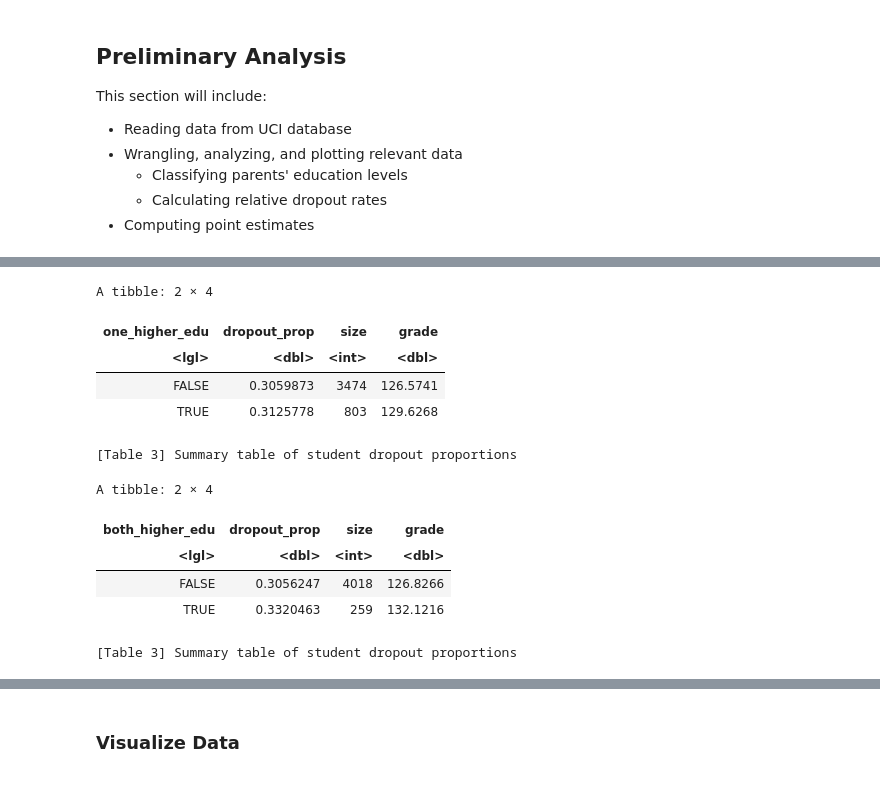
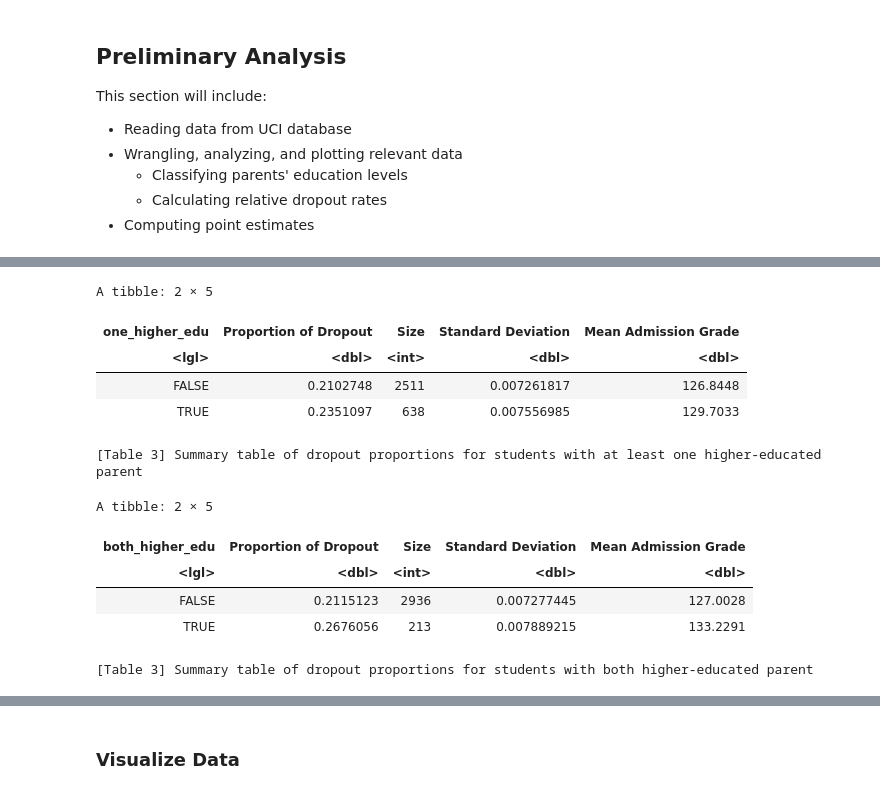
Before and after one commit to MehrshadEsm/stat-201-project, a Jupyter notebook: stat201_project_proposal.ipynb, the cells around one changed output, grey strips where cells are left out. Cells and saved outputs as stored; diff of their text form; code cells hidden in the pictures.

```diff
--- a/stat201_project_proposal.ipynb
+++ b/stat201_project_proposal.ipynb
@@ -140,12 +149,8 @@ higher_edu = c(2, 3, 4, 5, 22, 40, 41, 42, 43, 44, 39)
 not_higher_edu = c(1, 9, 10, 11, 12, 14, 19, 26, 27, 29, 30, 35, 36, 37, 38)
 outliers = c(34, 6)
 
-student_data_edu <-
+student_data_edu_unfiltered <-
     student_data |>
     filter(!(`Mother's qualification` %in%  outliers | `Father's qualification` %in%  outliers)) |>
     mutate(one_higher_edu  = ((`Mother's qualification` %in%  higher_edu) | (`Father's qualification` %in%  higher_edu)),
-           both_higher_edu = ((`Mother's qualification` %in%  higher_edu) & (`Father's qualification` %in%  higher_edu)),
-           none_higher_edu = (!(`Mother's qualification` %in%  higher_edu) & !(`Father's qualification` %in%  higher_edu)))
-
-head(student_data_edu)
-cat("[Table 2] Wrangled summary of student dropout rates with classification")
+           both_higher_edu = ((`Mother's qualification` %in%  higher_edu) & (`Father's qualification` %in%  higher_edu)))
@@ -162,0 +163,11 @@ A tibble: 6 × 7
+# %%
+student_data_edu <-
+    student_data_edu_unfiltered |>
+    filter(`Educational special needs` == 0 &
+           `Tuition fees up to date` == 1 &
+           `Daytime/evening attendance\t` == 1 &
+           `Marital status` == 1) |>
+    select(-`Educational special needs`, -`Daytime/evening attendance\t`, -`Marital status`, -`Tuition fees up to date`)
+
+head(student_data_edu)
+cat("[Table 2] Wrangled summary of student dropout rates with classification")
@@ -165,44 +189,45 @@ Next, we also summarize the data into a point-estimate of the dropout rates.
 # %%
-# proportion table
+# proportion table with standard deviation
+n <- nrow(student_data_edu)
+
 student_dropout_props_one <-
     student_data_edu |>
     group_by(one_higher_edu) |>
-    summarize(dropout_prop = sum(Target == "Dropout") / n(),
-              size = n(),
-              grade = mean(`Admission grade`))
+    summarize(`Proportion of Dropout` = sum(Target == "Dropout") / n(),
+              Size = n(),
+              `Standard Deviation` = sqrt(`Proportion of Dropout` * (1 - `Proportion of Dropout`) / n),
+              `Mean Admission Grade` = mean(`Admission grade`))
 
 student_dropout_props_both <-
     student_data_edu |>
     group_by(both_higher_edu) |>
-    summarize(dropout_prop = sum(Target == "Dropout") / n(),
-              size = n(),
-              grade = mean(`Admission grade`))
+    summarize(`Proportion of Dropout` = sum(Target == "Dropout") / n(),
+              Size = n(),
+              `Standard Deviation` = sqrt(`Proportion of Dropout` * (1 - `Proportion of Dropout`) / n),
+              `Mean Admission Grade` = mean(`Admission grade`))
 
-student_dropout_props_none <-
-    student_data_edu |>
-    group_by(none_higher_edu) |>
-    summarize(dropout_prop = sum(Target == "Dropout") / n(),
-              size = n(),
-              grade = mean(`Admission grade`))
+# student_dropout_props_none <-
+#     student_data_edu |>
+#     group_by(none_higher_edu) |>
+#     summarize(dropout_prop = sum(Target == "Dropout") / n(),
+#               size = n(),
+#               grade = mean(`Admission grade`))
 
 student_dropout_props_one
-cat("[Table 3] Summary table of student dropout proportions")
+cat("[Table 3] Summary table of dropout proportions for students with at least one higher-educated parent")
 
 student_dropout_props_both
-cat("[Table 3] Summary table of student dropout proportions")
-
-student_dropout_props_none
-cat("[Table 3] Summary table of student dropout proportions")
+cat("[Table 3] Summary table of dropout proportions for students with both higher-educated parent")
 # %% [output]
-A tibble: 2 × 4
+A tibble: 2 × 5
-| one_higher_edu | dropout_prop | size | grade |
-| <lgl> | <dbl> | <int> | <dbl> |
-| FALSE | 0.3059873 | 3474 | 126.5741 |
-| TRUE | 0.3125778 | 803 | 129.6268 |
+| one_higher_edu | Proportion of Dropout | Size | Standard Deviation | Mean Admission Grade |
+| <lgl> | <dbl> | <int> | <dbl> | <dbl> |
+| FALSE | 0.2102748 | 2511 | 0.007261817 | 126.8448 |
+| TRUE | 0.2351097 | 638 | 0.007556985 | 129.7033 |
-[Table 3] Summary table of student dropout proportions
+[Table 3] Summary table of dropout proportions for students with at least one higher-educated parent
-A tibble: 2 × 4
+A tibble: 2 × 5
-| both_higher_edu | dropout_prop | size | grade |
-| <lgl> | <dbl> | <int> | <dbl> |
-| FALSE | 0.3056247 | 4018 | 126.8266 |
-| TRUE | 0.3320463 | 259 | 132.1216 |
+| both_higher_edu | Proportion of Dropout | Size | Standard Deviation | Mean Admission Grade |
+| <lgl> | <dbl> | <int> | <dbl> | <dbl> |
+| FALSE | 0.2115123 | 2936 | 0.007277445 | 127.0028 |
+| TRUE | 0.2676056 | 213 | 0.007889215 | 133.2291 |
-[Table 3] Summary table of student dropout proportions
+[Table 3] Summary table of dropout proportions for students with both higher-educated parent
```
Also changed, not shown: parts of 16 cells of this notebook.
